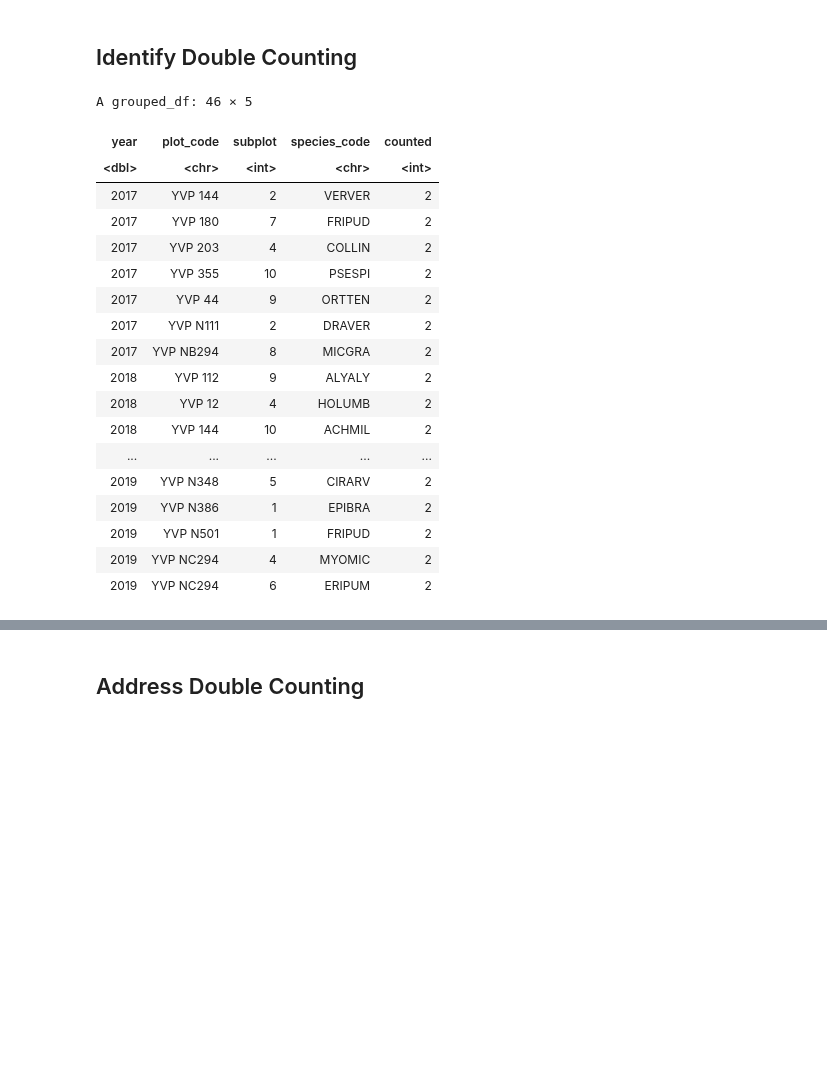
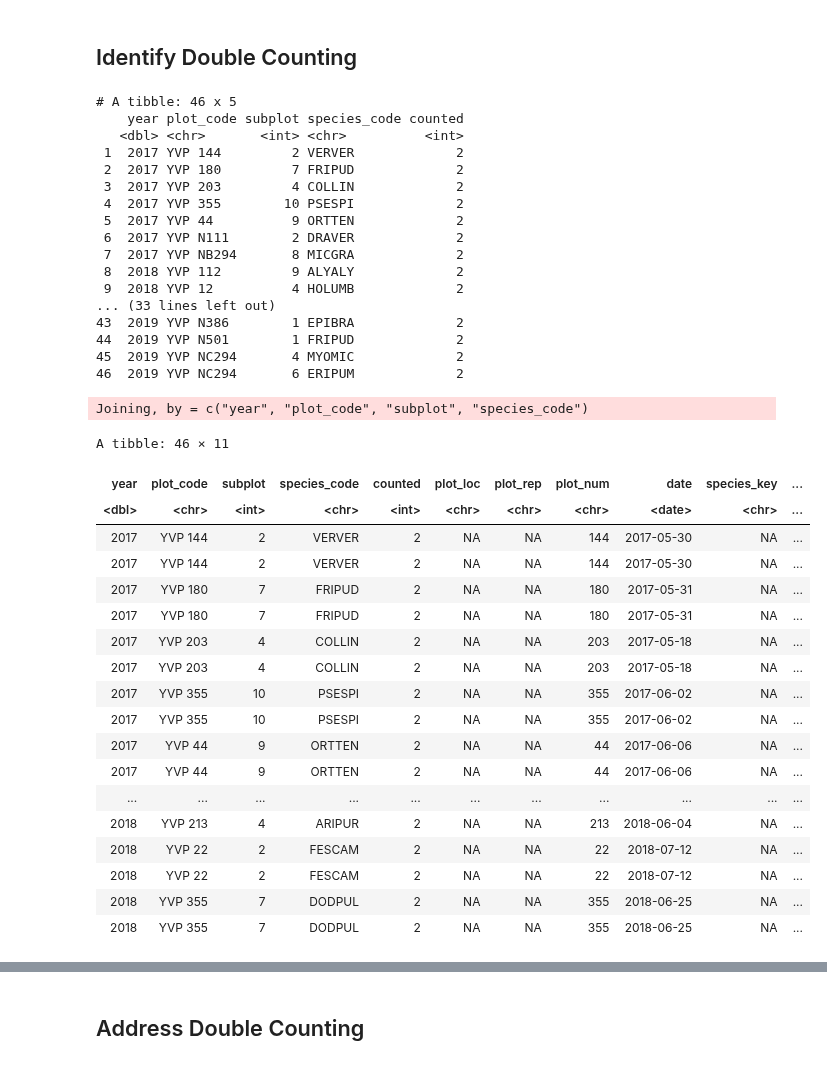
Before and after one commit to samsoe/mpg_notebooks, a Jupyter notebook: YVP_Vegetation_Cover_Data_Wrangle.ipynb, the cells around one changed output, grey strips where cells are left out. Cells and saved outputs as stored; diff of their text form; code cells hidden in the pictures; blank space fills up the shorter version.

```diff
--- a/YVP_Vegetation_Cover_Data_Wrangle.ipynb
+++ b/YVP_Vegetation_Cover_Data_Wrangle.ipynb
@@ -92,28 +124,55 @@ df$species_code <- as.character(df$species_code)
 ## Identify Double Counting
 # %%
 # Find instances where a plant species is counted twice in the same year-plot-subplot combination
-df %>%
+dbl_counts <- df %>%
   group_by(year = as.numeric(substring(date,0,4)), plot_code, subplot, species_code) %>%
   summarize(counted = n()) %>%
+  ungroup() %>%
   arrange(year, plot_code, subplot, desc(counted)) %>%
-  filter(counted > 1)
+  filter(counted > 1) %>%
+  print(n=Inf)
 # %% [output]
-A grouped_df: 46 × 5
+# A tibble: 46 x 5
+    year plot_code subplot species_code counted
+   <dbl> <chr>       <int> <chr>          <int>
+ 1  2017 YVP 144         2 VERVER             2
+ 2  2017 YVP 180         7 FRIPUD             2
+ 3  2017 YVP 203         4 COLLIN             2
+ 4  2017 YVP 355        10 PSESPI             2
+ 5  2017 YVP 44          9 ORTTEN             2
+ 6  2017 YVP N111        2 DRAVER             2
+ 7  2017 YVP NB294       8 MICGRA             2
+ 8  2018 YVP 112         9 ALYALY             2
+ 9  2018 YVP 12          4 HOLUMB             2
+... (33 lines left out)
+43  2019 YVP N386        1 EPIBRA             2
+44  2019 YVP N501        1 FRIPUD             2
+45  2019 YVP NC294       4 MYOMIC             2
+46  2019 YVP NC294       6 ERIPUM             2
-| year | plot_code | subplot | species_code | counted |
-| <dbl> | <chr> | <int> | <chr> | <int> |
-| 2017 | YVP 144 | 2 | VERVER | 2 |
-| 2017 | YVP 180 | 7 | FRIPUD | 2 |
-| 2017 | YVP 203 | 4 | COLLIN | 2 |
-| 2017 | YVP 355 | 10 | PSESPI | 2 |
-| 2017 | YVP 44 | 9 | ORTTEN | 2 |
-| 2017 | YVP N111 | 2 | DRAVER | 2 |
-| 2017 | YVP NB294 | 8 | MICGRA | 2 |
-| 2018 | YVP 112 | 9 | ALYALY | 2 |
-| 2018 | YVP 12 | 4 | HOLUMB | 2 |
-| 2018 | YVP 144 | 10 | ACHMIL | 2 |
-| ... | ... | ... | ... | ... |
-| 2019 | YVP N348 | 5 | CIRARV | 2 |
-| 2019 | YVP N386 | 1 | EPIBRA | 2 |
-| 2019 | YVP N501 | 1 | FRIPUD | 2 |
-| 2019 | YVP NC294 | 4 | MYOMIC | 2 |
-| 2019 | YVP NC294 | 6 | ERIPUM | 2 |
+# %%
+view_doubles  <- dbl_counts %>%
+  left_join(df %>% mutate(year = as.numeric(substring(date,0,4))))
+# %% [output]
+Joining, by = c("year", "plot_code", "subplot", "species_code")
+# %%
+head(view_doubles, n=46)
+# %% [output]
+A tibble: 46 × 11
+| year | plot_code | subplot | species_code | counted | plot_loc | plot_rep | plot_num | date | species_key | ... |
+| <dbl> | <chr> | <int> | <chr> | <int> | <chr> | <chr> | <chr> | <date> | <chr> | ... |
+| 2017 | YVP 144 | 2 | VERVER | 2 | NA | NA | 144 | 2017-05-30 | NA | ... |
+| 2017 | YVP 144 | 2 | VERVER | 2 | NA | NA | 144 | 2017-05-30 | NA | ... |
+| 2017 | YVP 180 | 7 | FRIPUD | 2 | NA | NA | 180 | 2017-05-31 | NA | ... |
+| 2017 | YVP 180 | 7 | FRIPUD | 2 | NA | NA | 180 | 2017-05-31 | NA | ... |
+| 2017 | YVP 203 | 4 | COLLIN | 2 | NA | NA | 203 | 2017-05-18 | NA | ... |
+| 2017 | YVP 203 | 4 | COLLIN | 2 | NA | NA | 203 | 2017-05-18 | NA | ... |
+| 2017 | YVP 355 | 10 | PSESPI | 2 | NA | NA | 355 | 2017-06-02 | NA | ... |
+| 2017 | YVP 355 | 10 | PSESPI | 2 | NA | NA | 355 | 2017-06-02 | NA | ... |
+| 2017 | YVP 44 | 9 | ORTTEN | 2 | NA | NA | 44 | 2017-06-06 | NA | ... |
+| 2017 | YVP 44 | 9 | ORTTEN | 2 | NA | NA | 44 | 2017-06-06 | NA | ... |
+| ... | ... | ... | ... | ... | ... | ... | ... | ... | ... | ... |
+| 2018 | YVP 213 | 4 | ARIPUR | 2 | NA | NA | 213 | 2018-06-04 | NA | ... |
+| 2018 | YVP 22 | 2 | FESCAM | 2 | NA | NA | 22 | 2018-07-12 | NA | ... |
+| 2018 | YVP 22 | 2 | FESCAM | 2 | NA | NA | 22 | 2018-07-12 | NA | ... |
+| 2018 | YVP 355 | 7 | DODPUL | 2 | NA | NA | 355 | 2018-06-25 | NA | ... |
+| 2018 | YVP 355 | 7 | DODPUL | 2 | NA | NA | 355 | 2018-06-25 | NA | ... |
```
Also changed, not shown: parts of 16 cells of this notebook.
